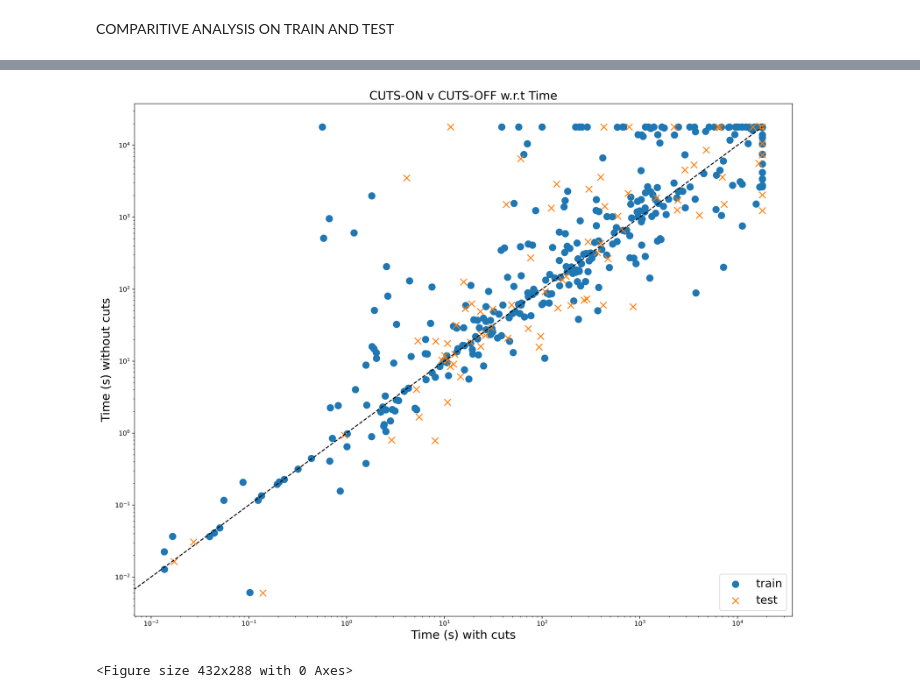
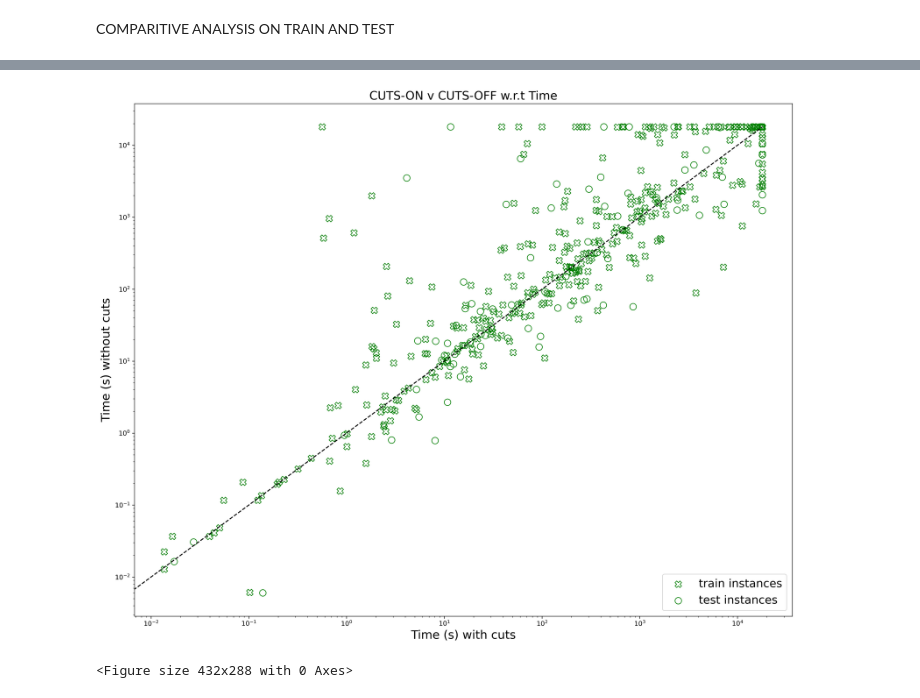
Before and after one commit to ambareeshvaidya/cp_outcome, a Jupyter notebook: new analysis/Experiment 1.ipynb, the cells around one changed output, grey strips where cells are left out. Drawn from its saved outputs; the diff is of its cells as text; code cells hidden in the pictures.

```diff
--- a/new analysis/Experiment 1.ipynb
+++ b/new analysis/Experiment 1.ipynb
@@ -1083,34 +1083,34 @@ train_test_df
 # %%
 ## Plot of the distribution of instances in train and test
 minx = 0
 maxx = 18000
 
 plt.figure(figsize=(15,12), dpi=300)
-plt.scatter(x=train_df['TIME W/ CUTS'], y=train_df['TIME W/O CUTS'], s=100)
-plt.scatter(x=test_df['TIME W/ CUTS'], y=test_df['TIME W/O CUTS'], s=100, marker='x')
-plt.legend(["train" , "test"], loc='lower right', fontsize="xx-large")
+plt.scatter(x=train_df['TIME W/ CUTS'], y=train_df['TIME W/O CUTS'], s=100, marker='X', facecolor = 'none', edgecolors='g')
+plt.scatter(x=test_df['TIME W/ CUTS'], y=test_df['TIME W/O CUTS'], s=100, marker='o', facecolor = 'none', edgecolors='g')
+plt.legend(["train instances" , "test instances"], loc='lower right', fontsize="xx-large")
 
 plt.plot(range(int(minx),int(maxx)),range(int(minx),int(maxx)),'--', color='black')
 
 plt.title('CUTS-ON v CUTS-OFF w.r.t Time', fontsize=18)
 plt.xlabel('Time (s) with cuts', fontsize=18)
 plt.ylabel('Time (s) without cuts', fontsize=18)
 
 
 
 fig = plt.gcf()
 
 ax_list=fig.axes
 ax=ax_list[0]
 ax.set_xscale("log")
 ax.set_yscale("log")
 plt.tight_layout()
 plt.show()
 plt.draw()
 # fname = "unique"
 # fig.savefig(fname, dpi=300)
 # %% [output]
-[figure, old version]
+[figure, new version]
 <Figure size 432x288 with 0 Axes>
 # %%
 ## Data needed for a different notebook
```
Also changed, not shown: parts of 8 cells of this notebook, 22 other files.
